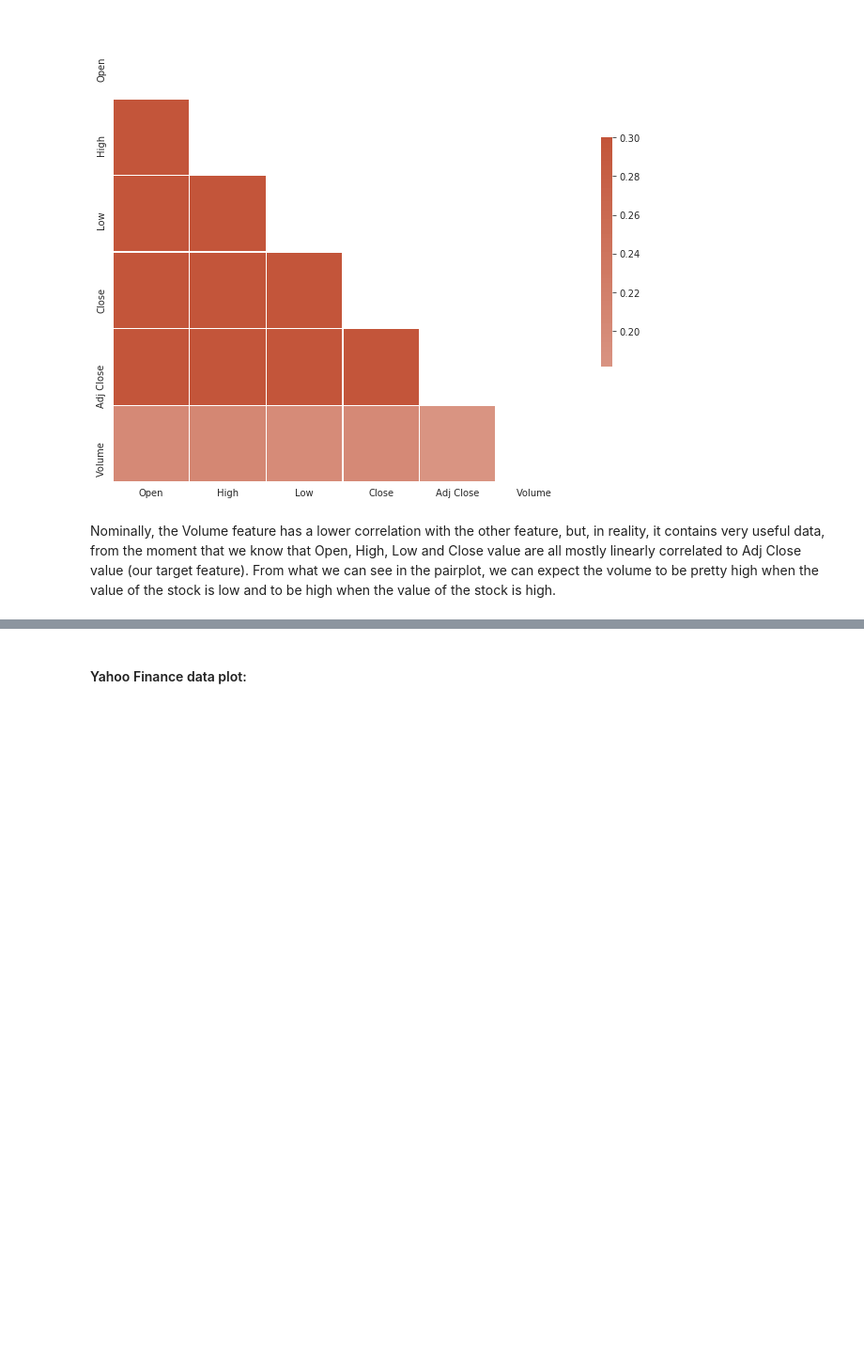
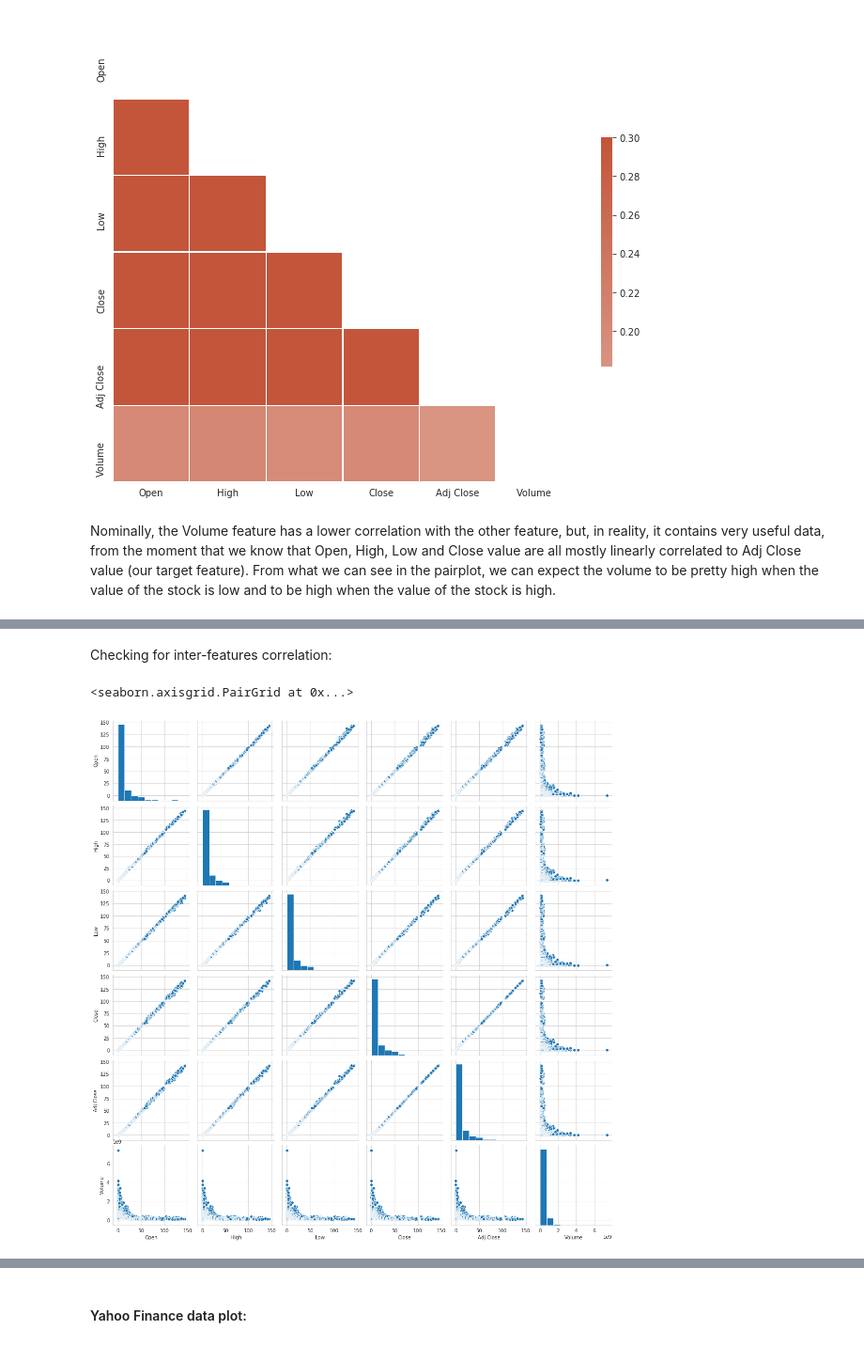
Before and after one commit to alfreedolf/ml-spp, a Jupyter notebook: DeepAR-StockPricesPredictions.ipynb, the cells around one changed output, grey strips where cells are left out. Shown at 94% size. Cells and saved outputs as stored; diff of their text form; code cells hidden in the pictures; blank space fills up the shorter version.

```diff
--- a/DeepAR-StockPricesPredictions.ipynb
+++ b/DeepAR-StockPricesPredictions.ipynb
@@ -480,0 +403,7 @@ This section will contain plots of all the data, in order to see general behavio
+# %% [markdown]
+Checking for inter-features correlation:
+# %%
+sns.pairplot(df_aapl)
+# %% [output]
+<seaborn.axisgrid.PairGrid at 0x...>
+[figure, added]
```
Also changed, not shown: parts of 37 cells of this notebook.
